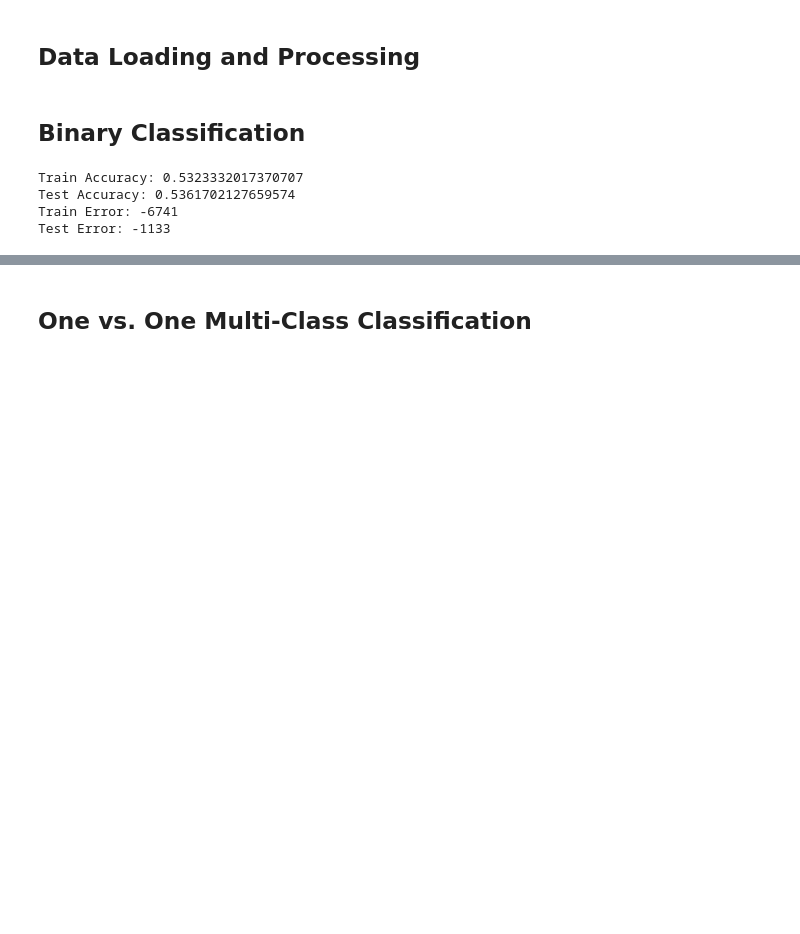
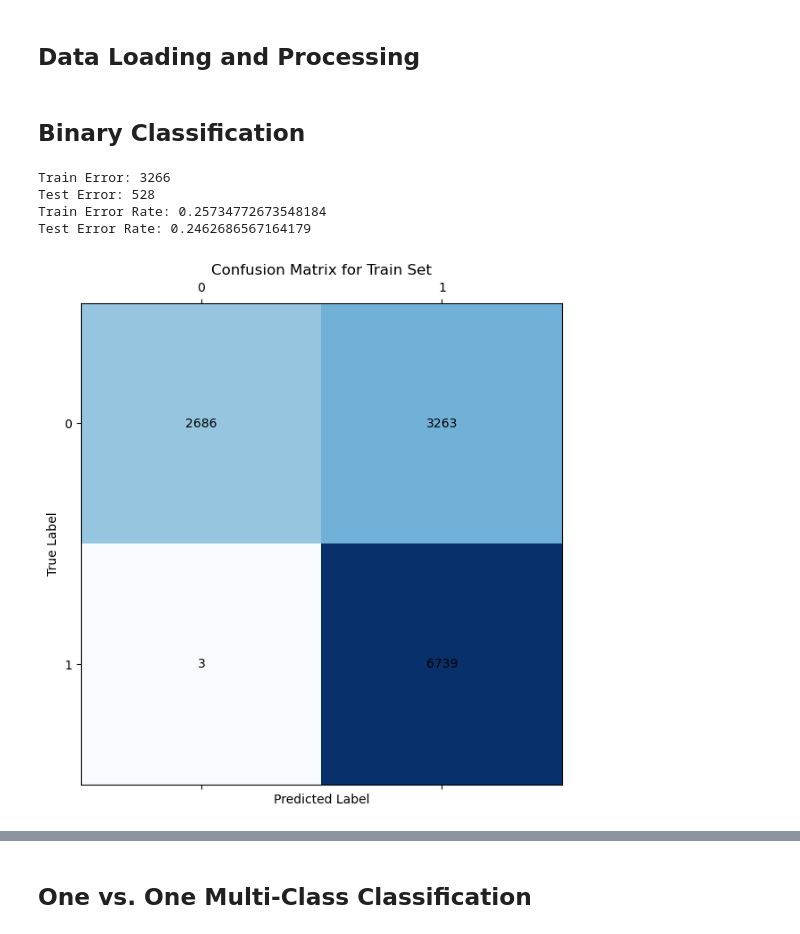
Before and after one commit to gnourtwerdna/ece174miniproject, a Jupyter notebook: data_analysis.ipynb, the cells around one changed output, grey strips where cells are left out. Cells and saved outputs as stored; diff of their text form; code cells hidden in the pictures; blank space fills up the shorter version.

```diff
--- a/data_analysis.ipynb
+++ b/data_analysis.ipynb
@@ -16,22 +32,30 @@ X_test = util.append_bias(X_test)
 # %% [markdown]
 ## Binary Classification
 # %%
-X_train_binary, y_train_binary = util.generate_binary_dataset(X_train, y_train, 0, 1)
-X_test_binary, y_test_binary = util.generate_binary_dataset(X_test, y_test, 0, 1)
-lr = LinearRegression.LinearRegression('binary')
+class1 = 9
+class2 = 1
+X_train_binary, y_train_binary = util.generate_binary_dataset(X_train, y_train, class1, class2)
+X_test_binary, y_test_binary = util.generate_binary_dataset(X_test, y_test, class1, class2)
+lr = LinearRegression.BinaryClassifier(class1, class2)
 lr.fit(X_train_binary, y_train_binary)
 y_pred_binary_train = lr.predict(X_train_binary)
 y_pred_binary_test = lr.predict(X_test_binary)
-train_acc = util.accuracy_score(y_train_binary, y_pred_binary_train)
-test_acc = util.accuracy_score(y_test_binary, y_pred_binary_test)
-train_error = util.error(y_train_binary, y_pred_binary_train)
-test_error = util.error(y_test_binary, y_pred_binary_test)
-print('Train Accuracy: {}'.format(train_acc))
-print('Test Accuracy: {}'.format(test_acc))
-print('Train Error: {}'.format(train_error))
-print('Test Error: {}'.format(test_error))
-# %% [output]
-Train Accuracy: 0.5323332017370707
-Test Accuracy: 0.5361702127659574
-Train Error: -6741
-Test Error: -1133
+# %%
+train_error = util.error(y_train_binary, y_pred_binary_train)
+test_error = util.error(y_test_binary, y_pred_binary_test)
+train_error_rate = util.error_rate(y_train_binary, y_pred_binary_train)
+test_error_rate = util.error_rate(y_test_binary, y_pred_binary_test)
+print('Train Error: {}'.format(train_error))
+print('Test Error: {}'.format(test_error))
+print('Train Error Rate: {}'.format(train_error_rate))
+print('Test Error Rate: {}'.format(test_error_rate))
+# %% [output]
+Train Error: 3266
+Test Error: 528
+Train Error Rate: 0.25734772673548184
+Test Error Rate: 0.2462686567164179
+# %%
+cm = util.confusion_matrix(y_train_binary, y_pred_binary_train, 2)
+util.plot_confusion_matrix(cm, 'Confusion Matrix for Train Set')
+# %% [output]
+[figure, added]
```
Also changed, not shown: parts of 66 cells of this notebook, 2 other files.
